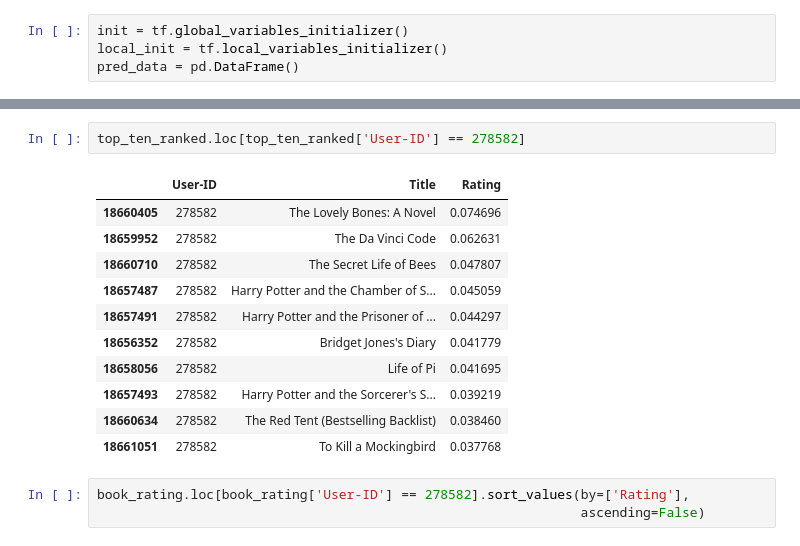
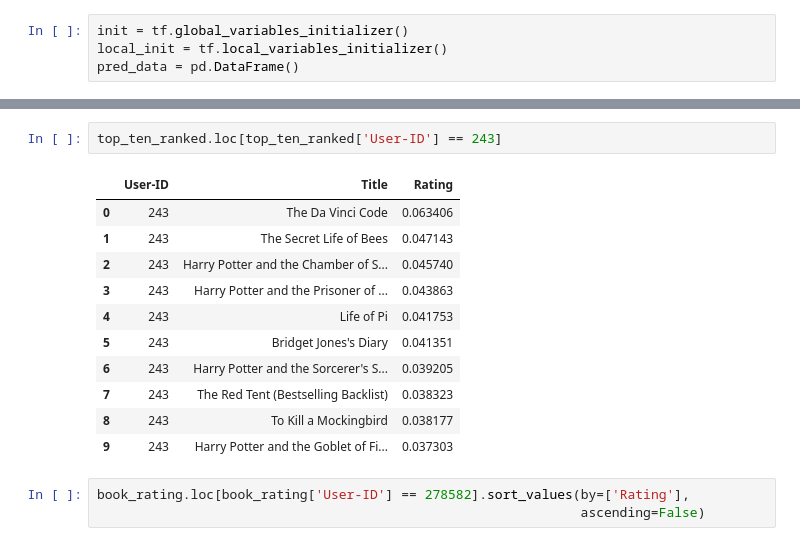
Before and after one commit to sanyamjain0315/book-recommender, a Jupyter notebook: recommender_building.ipynb, the cells around one changed output, grey strips where cells are left out. Cells and saved outputs as stored; diff of their text form.

```diff
--- a/recommender_building.ipynb
+++ b/recommender_building.ipynb
@@ -250,17 +250,17 @@ epoch: 100 Loss: 0.0026758469341854963
 # %%
-top_ten_ranked.loc[top_ten_ranked['User-ID'] == 278582]
+top_ten_ranked.loc[top_ten_ranked['User-ID'] == 243]
 # %% [output]
 |  | User-ID | Title | Rating |
-| 18660405 | 278582 | The Lovely Bones: A Novel | 0.074696 |
-| 18659952 | 278582 | The Da Vinci Code | 0.062631 |
-| 18660710 | 278582 | The Secret Life of Bees | 0.047807 |
-| 18657487 | 278582 | Harry Potter and the Chamber of S... | 0.045059 |
-| 18657491 | 278582 | Harry Potter and the Prisoner of ... | 0.044297 |
-| 18656352 | 278582 | Bridget Jones's Diary | 0.041779 |
-| 18658056 | 278582 | Life of Pi | 0.041695 |
-| 18657493 | 278582 | Harry Potter and the Sorcerer's S... | 0.039219 |
-| 18660634 | 278582 | The Red Tent (Bestselling Backlist) | 0.038460 |
-| 18661051 | 278582 | To Kill a Mockingbird | 0.037768 |
+| 0 | 243 | The Da Vinci Code | 0.063406 |
+| 1 | 243 | The Secret Life of Bees | 0.047143 |
+| 2 | 243 | Harry Potter and the Chamber of S... | 0.045740 |
+| 3 | 243 | Harry Potter and the Prisoner of ... | 0.043863 |
+| 4 | 243 | Life of Pi | 0.041753 |
+| 5 | 243 | Bridget Jones's Diary | 0.041351 |
+| 6 | 243 | Harry Potter and the Sorcerer's S... | 0.039205 |
+| 7 | 243 | The Red Tent (Bestselling Backlist) | 0.038323 |
+| 8 | 243 | To Kill a Mockingbird | 0.038177 |
+| 9 | 243 | Harry Potter and the Goblet of Fi... | 0.037303 |
 # %%
 book_rating.loc[book_rating['User-ID'] == 278582].sort_values(by=['Rating'],
                                                               ascending=False)
```
Also changed, not shown: parts of 3 cells of this notebook, 2 other files.
